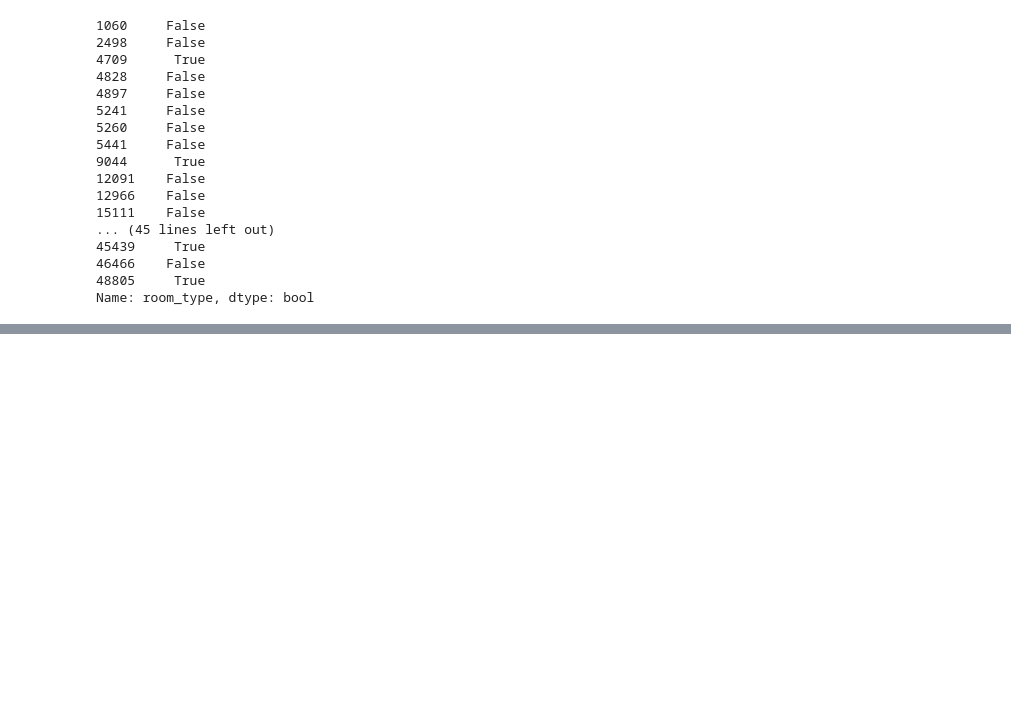
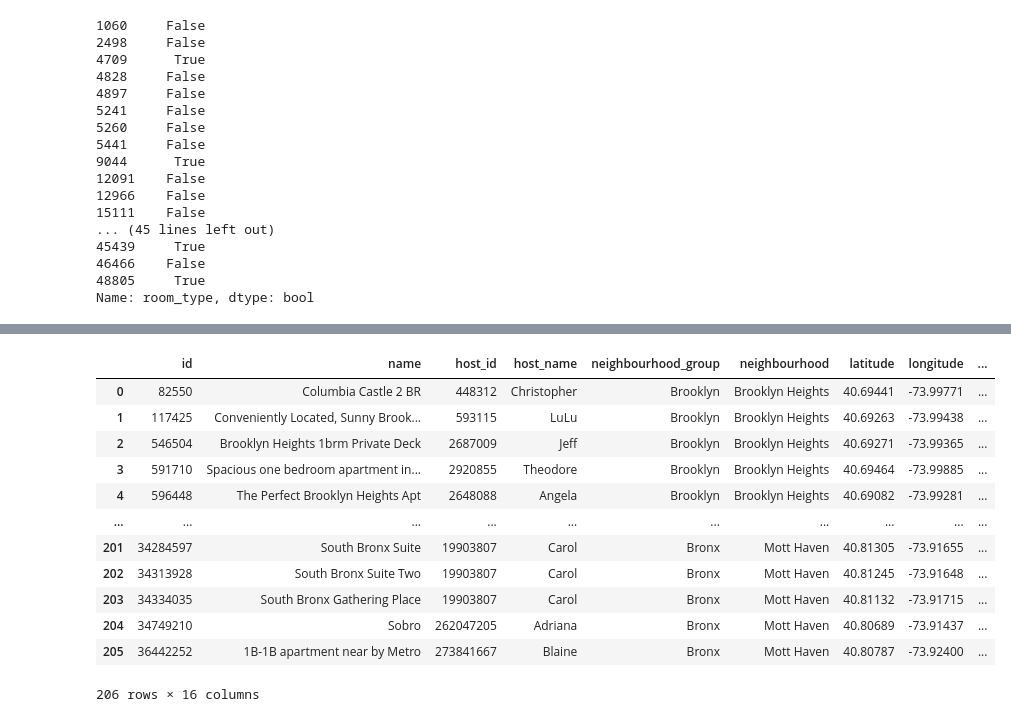
Before and after one commit to klp/cuny_gc_python_class_sp2022, a Jupyter notebook: home_work/2022-04-30/pandas_assignment.ipynb, the cells around one changed output, grey strips where cells are left out. Cells and saved outputs as stored; diff of their text form; code cells hidden in the pictures; blank space fills up the shorter version.

```diff
--- a/home_work/2022-04-30/pandas_assignment.ipynb
+++ b/home_work/2022-04-30/pandas_assignment.ipynb
@@ -232,0 +291,3 @@ mott_haven_entire
+# %%
+woodside_basic = woodside_entire[woodside_outliers_bool]
+woodside_basic
@@ -232,0 +310,3 @@ mott_haven_entire
+# %%
+m_haven_outliers_bool = (mott_haven_entire['price'] >= 30) & (mott_haven_entire['price'] <= 500)
+m_haven_outliers_bool
@@ -232,0 +379,16 @@ mott_haven_entire
+# %%
+all_three_neighborhoods
+# %% [output]
+|  | id | name | host_id | host_name | neighbourhood_group | neighbourhood | latitude | longitude | ... |
+| 0 | 82550 | Columbia Castle 2 BR | 448312 | Christopher | Brooklyn | Brooklyn Heights | 40.69441 | -73.99771 | ... |
+| 1 | 117425 | Conveniently Located, Sunny Brook... | 593115 | LuLu | Brooklyn | Brooklyn Heights | 40.69263 | -73.99438 | ... |
+| 2 | 546504 | Brooklyn Heights 1brm Private Deck | 2687009 | Jeff | Brooklyn | Brooklyn Heights | 40.69271 | -73.99365 | ... |
+| 3 | 591710 | Spacious one bedroom apartment in... | 2920855 | Theodore | Brooklyn | Brooklyn Heights | 40.69464 | -73.99885 | ... |
+| 4 | 596448 | The Perfect Brooklyn Heights Apt | 2648088 | Angela | Brooklyn | Brooklyn Heights | 40.69082 | -73.99281 | ... |
+| ... | ... | ... | ... | ... | ... | ... | ... | ... | ... |
+| 201 | 34284597 | South Bronx Suite | 19903807 | Carol | Bronx | Mott Haven | 40.81305 | -73.91655 | ... |
+| 202 | 34313928 | South Bronx Suite Two | 19903807 | Carol | Bronx | Mott Haven | 40.81245 | -73.91648 | ... |
+| 203 | 34334035 | South Bronx Gathering Place | 19903807 | Carol | Bronx | Mott Haven | 40.81132 | -73.91715 | ... |
+| 204 | 34749210 | Sobro | 262047205 | Adriana | Bronx | Mott Haven | 40.80689 | -73.91437 | ... |
+| 205 | 36442252 | 1B-1B apartment near by Metro | 273841667 | Blaine | Bronx | Mott Haven | 40.80787 | -73.92400 | ... |
+206 rows × 16 columns
```
Also changed, not shown: parts of 19 cells of this notebook, 1 other file.
